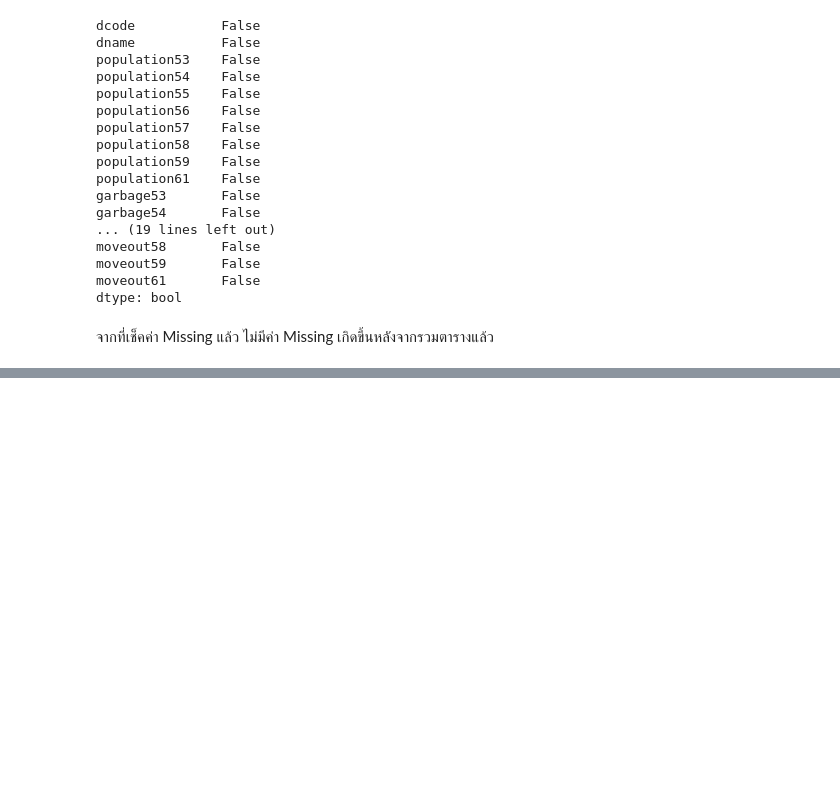
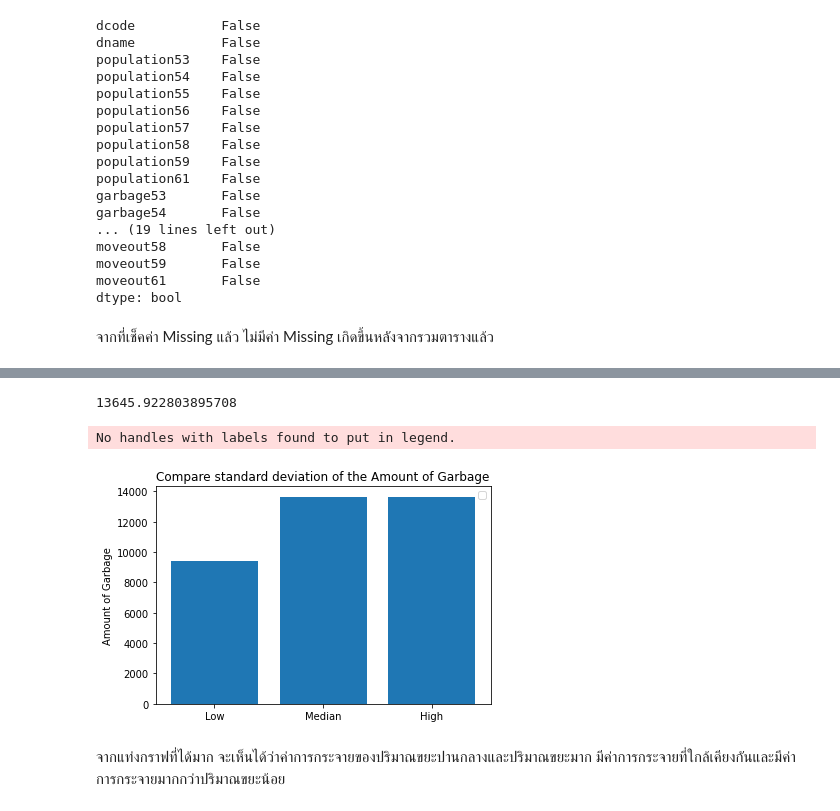
Before and after one commit to Jennapa-colab/DWDM21, a Jupyter notebook: Project_SUKUNA.ipynb, the cells around one changed output, grey strips where cells are left out. Saved outputs shown, nothing was run; the diff lists cells and outputs as text; code cells hidden in the pictures; blank space fills up the shorter version.

```diff
--- a/Project_SUKUNA.ipynb
+++ b/Project_SUKUNA.ipynb
@@ -665,0 +1420,3 @@ dtype: bool
+# %%
+std2 = graph2.iloc[2,2] # std2 คือการเลือกค่าการกระจายของปริมาณจำนวนขยะปริมาณปานกลาง
+std2
@@ -665,0 +1425,2 @@ dtype: bool
+# %%
+population_gar_high = data59_2[data59_2['Amount0fGarbage'] == 3]
@@ -665,0 +1438,2 @@ dtype: bool
+# %%
+graph3 = population_gar_high.describe()
@@ -665,0 +1452,20 @@ dtype: bool
+# %%
+std3 = graph3.iloc[2,2] # std3 คือการเลือกค่าการกระจายของปริมาณจำนวนขยะปริมาณมาก
+std3
+# %% [output]
+13645.922803895708
+# %%
+from matplotlib import pyplot as plt
+
+labels = ['Low', 'Median', 'High']
+AmountGar = [std1,std2,std3]
+#plot
+plt.bar(labels,AmountGar)
+plt.ylabel('Amount of Garbage')
+plt.title('Compare standard deviation of the Amount of Garbage')
+plt.legend();
+# %% [output]
+No handles with labels found to put in legend.
+[figure, added]
+# %% [markdown]
+จากแท่งกราฟที่ได้มาก จะเห็นได้ว่าค่าการกระจายของปริมาณขยะปานกลางและปริมาณขยะมาก มีค่าการกระจายที่ใกล้เคียงกันและมีค่าการกระจายมากกว่าปริมาณขยะน้อย
```
Also changed, not shown: parts of 123 cells of this notebook.
